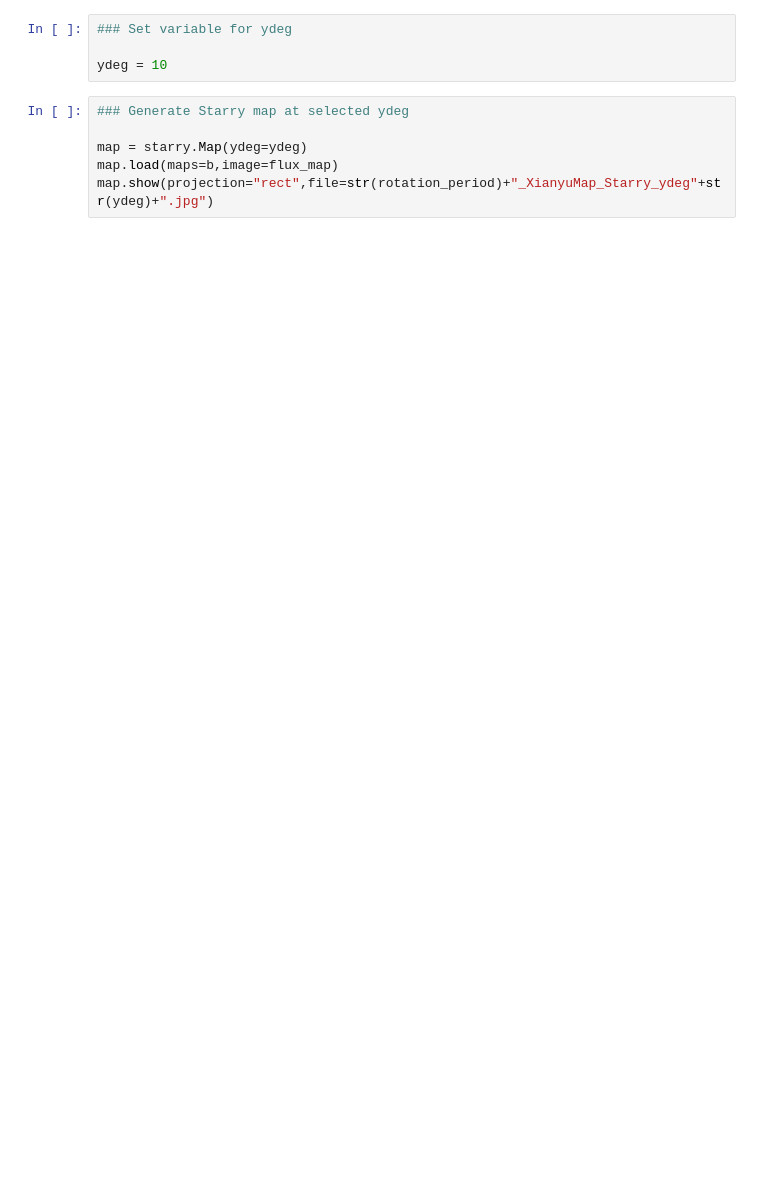
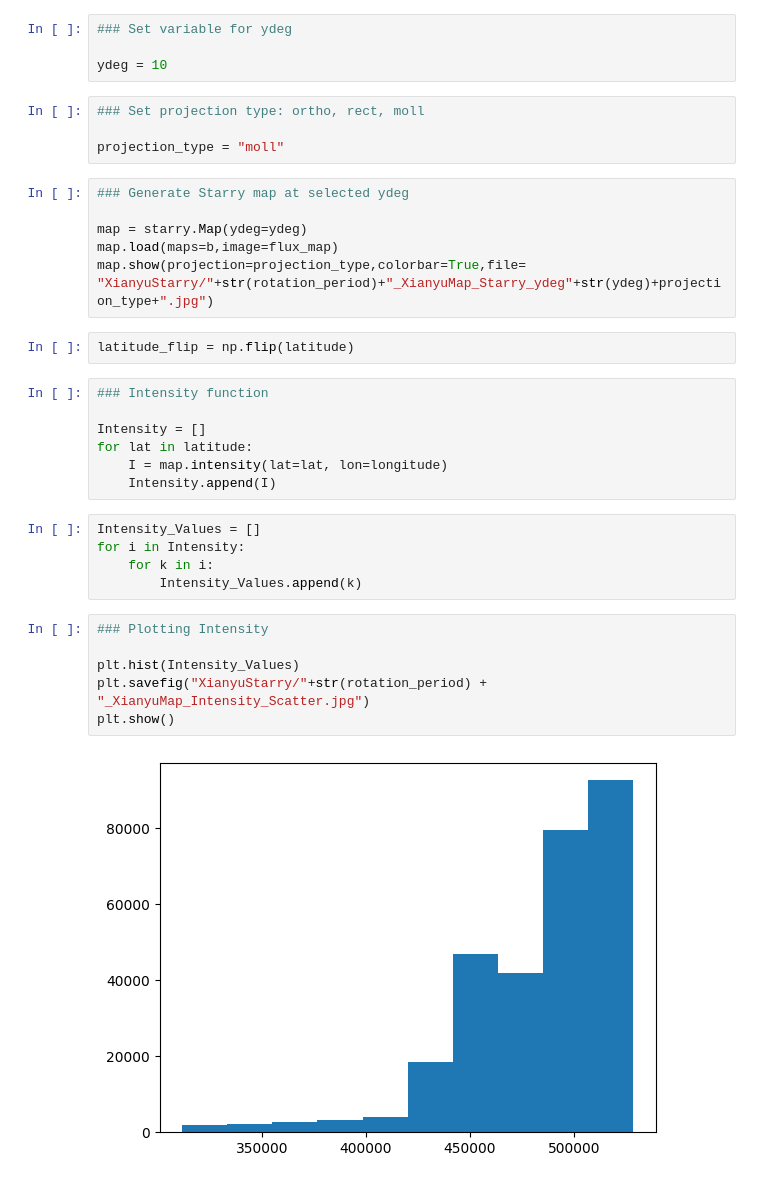
Before and after one commit to MohammadRefat23/StarryAtmospheres, a Jupyter notebook: Xianyu_Maps.ipynb, the cells around one changed output. Saved outputs shown, nothing was run; the diff lists cells and outputs as text; blank space fills up the shorter version.

Commit message:
Intenstiy Function for atmospheres

```diff
--- a/Xianyu_Maps.ipynb
+++ b/Xianyu_Maps.ipynb
@@ -71,9 +72,35 @@ plt.show()
 ### Set variable for ydeg
 
 ydeg = 10
+# %%
+### Set projection type: ortho, rect, moll
+
+projection_type = "moll"
 # %%
 ### Generate Starry map at selected ydeg
 
 map = starry.Map(ydeg=ydeg)
 map.load(maps=b,image=flux_map)
-map.show(projection="rect",file=str(rotation_period)+"_XianyuMap_Starry_ydeg"+str(ydeg)+".jpg")
+map.show(projection=projection_type,colorbar=True,file= "XianyuStarry/"+str(rotation_period)+"_XianyuMap_Starry_ydeg"+str(ydeg)+projection_type+".jpg")
+# %%
+latitude_flip = np.flip(latitude)
+# %%
+### Intensity function
+
+Intensity = []
+for lat in latitude:
+    I = map.intensity(lat=lat, lon=longitude)
+    Intensity.append(I)
+# %%
+Intensity_Values = []
+for i in Intensity:
+    for k in i:
+        Intensity_Values.append(k)
+# %%
+### Plotting Intensity
+
+plt.hist(Intensity_Values)
+plt.savefig("XianyuStarry/"+str(rotation_period) + "_XianyuMap_Intensity_Scatter.jpg")
+plt.show()
+# %% [output]
+[figure, added]
```
Also changed, not shown: parts of 3 cells of this notebook.
